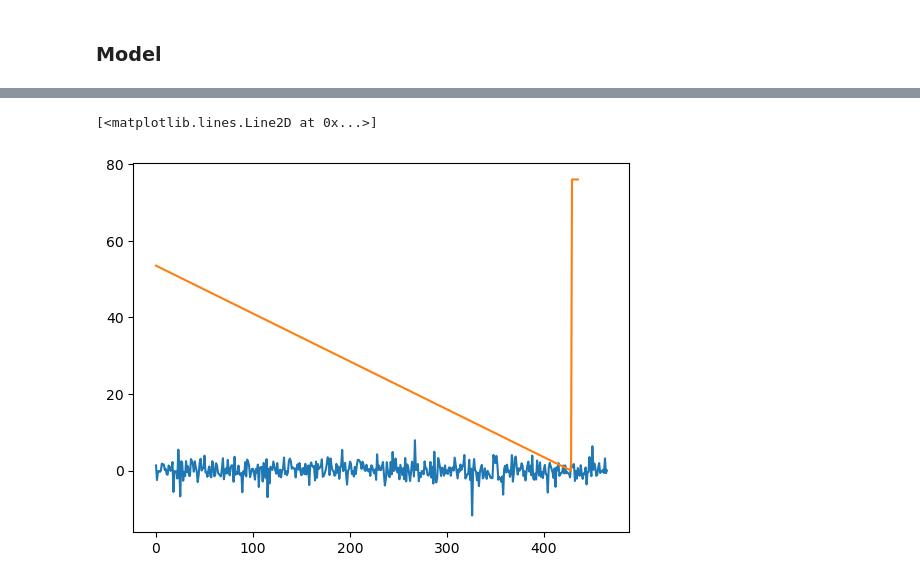
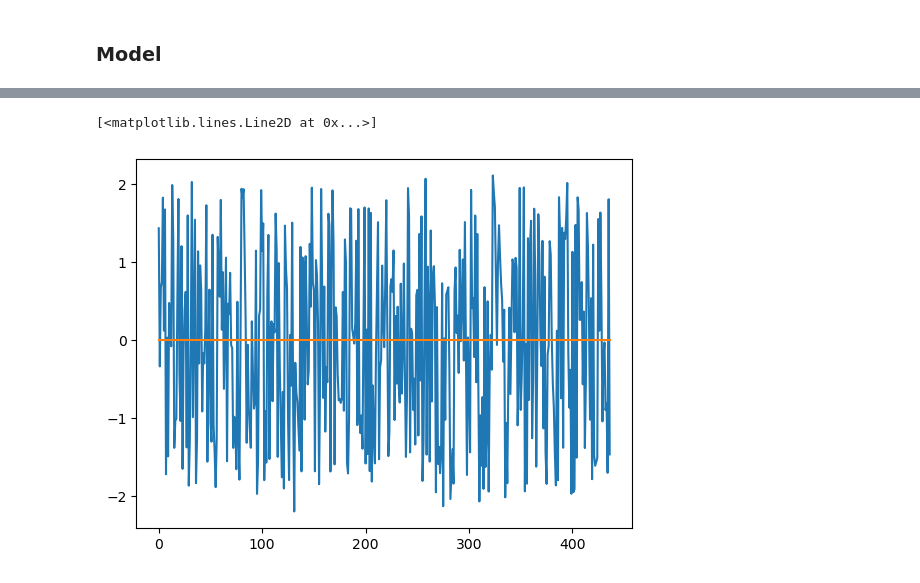
Before and after one commit to gpanagioto/-mbml-predictive-maintenance, a Jupyter notebook: notebooks/ar_inputs.ipynb, the cells around one changed output, grey strips where cells are left out. Saved outputs shown, nothing was run; the diff lists cells and outputs as text; code cells hidden in the pictures.

```diff
--- a/notebooks/ar_inputs.ipynb
+++ b/notebooks/ar_inputs.ipynb
@@ -49,3 +52,6 @@ data_cols = ['voltmean_3h', 'rotatemean_3h',
 target_cols = ['comp1_life', 'comp2_life', 'comp3_life', 'comp4_life']
 # %%
 N_features = len(data_cols)
+# %%
+data_per_id = data_per_id[data_cols+['comp1_fail']]
+data_per_id = data_per_id.dropna()
@@ -65,5 +70,7 @@ See the caveats in the documentation: https://pandas.pydata.org/pandas-docs/stab
 # %%
-a = data_per_id['comp1_life']
+a = data_per_id['comp1_fail']
+
+
 a = a.dropna()
 y = a.values
 # %%
@@ -116,40 +150,38 @@ def model(T, T_forecast, obs=None, inputs=None, n_latent=1):
     # Your code here
     """
 
+    n,p = inputs.shape
+
     tau = numpyro.sample(name="tau", fn=dist.HalfCauchy(scale=3.))
-    noises = numpyro.sample("noises", fn=dist.Normal(0., 1.), sample_shape=(T+T_forecast,))
+    noises = numpyro.sample("noises", fn=dist.Normal(0., 1.), sample_shape=(n,))
     sigma = numpyro.sample(name="sigma", fn=dist.HalfCauchy(scale=3.))
 
-    n,p = inputs.shape
 
     w = numpyro.sample(name="inp_mtrx", fn=dist.Normal(loc=np.zeros(p), scale=5.)) # how to estimate scale?
+
 
 #     beta2 = numpyro.sample(name="beta_2", fn=dist.Normal(loc=0., scale=5.))
 #     beta1 = numpyro.sample(name="beta_1", fn=dist.Normal(loc=0., scale=5.))
 
     betas = [numpyro.sample(name=f"beta_{i+1}", fn=dist.Normal(loc=0., scale=5.)) for i in range(n_latent)]
 
+
 #     z_prev1 = numpyro.sample(name="z_1", fn=dist.Normal(loc=0., scale=3.))
 #     z_prev2 = numpyro.sample(name="z_2", fn=dist.Normal(loc=0., scale=3.))
 
-    z_prev = [numpyro.sample(name=f"z_{i+1}", fn=dist.Normal(loc=0., scale=3.)) for i in range(n_latent)]
-#     z_prev = [numpyro.sample(name=f"z_{i+1}", fn=dist.Poisson(.5)) for i in range(n_latent)]
+    z_prev = [numpyro.sample(name=f"z_{i+1}", fn=dist.Normal(loc=0., scale=5.)) for i in range(n_latent)]
+#     z_prev = [numpyro.sample(name=f"z_{i+1}", fn=dist.HalfNormal()) for i in range(n_latent)]
 
 
-
-    """ Propagate the dynamics forward using jax.lax.scan
-    carry = (beta1, beta2, z_prev1, z_prev2, tau)
-    z_collection = [z_prev1, z_prev2]
-    # Your code here
-    """
+    """ Propagate the dynamics forward using jax.lax.scan"""
     carry = (betas, z_prev, tau, w)
-    z_collection = z_prev
-    carry, zs_exp = lax.scan(f, carry, [noises, inputs], T+T_forecast)
+    z_collection = z_prev[:]
+    carry, zs_exp = lax.scan(f, carry,  inputs, T+T_forecast-n_latent)
     z_collection = jnp.concatenate((jnp.array(z_collection), zs_exp), axis=0)
 
-    """ Sample the observed_y (y_obs) and predicted_y (y_pred) - note that you don't need a pyro.plate!
-    # Your code here
-    """
+
+    """ Sample the observed_y (y_obs) and predicted_y (y_pred)"""
+
 
     numpyro.sample(name="y_obs", fn=dist.Normal(loc=z_collection[:T], scale=sigma), obs=obs[:T])
     numpyro.sample(name="y_pred", fn=dist.Normal(loc=z_collection[T:], scale=sigma), obs=None)
@@ -158,15 +190,13 @@ def model(T, T_forecast, obs=None, inputs=None, n_latent=1):
 rng_key = random.PRNGKey(0)
 rng_key, rng_key_ = random.split(rng_key)
 
-n_states = 14
-n_previous = 1
+n_latent = 2
 T = N_train
 T_forecast = N_test
 
-
-X_t = np.concatenate([X_train[n_previous:,:], X_test], axis=0)
+X_t = np.concatenate([X_train[n_latent:,:], X_test], axis=0)
 
 
 nuts_kernel = NUTS(model=model, max_tree_depth=8, step_size=5e-3, adapt_step_size=False)
 mcmc = MCMC(nuts_kernel, num_samples=3000, num_warmup=1000, num_chains=1)
-mcmc.run(rng_key_, T=T, T_forecast=T_forecast, inputs=X_t, obs=y_train, n_latent=30)
+mcmc.run(rng_key_, T=T, T_forecast=T_forecast, inputs=X_t, obs=y, n_latent=n_latent)
@@ -202,9 +257,9 @@ y_pred_mean = q_mean
 # %%
 plt.plot(y_pred_mean)
-plt.plot(y_test)
+plt.plot(y[T:])
 # %% [output]
 [<matplotlib.lines.Line2D at 0x...>]
-[figure, old version]
+[figure, new version]
 # %%
 y_pred_mean.shape, y_test.shape
 # %% [output]
```
Also changed, not shown: parts of 19 cells of this notebook.
